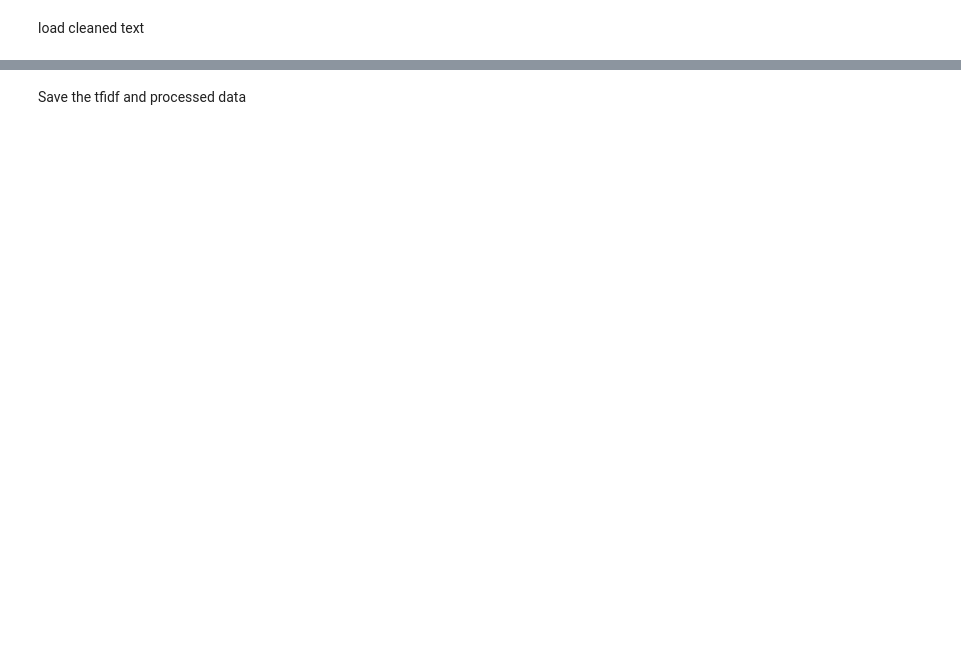
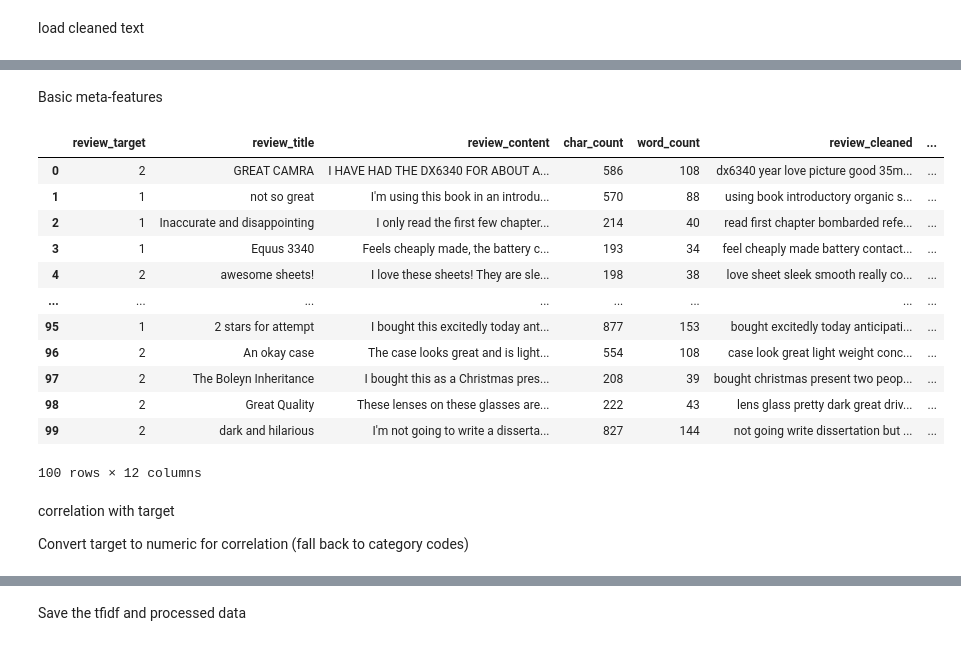
Before and after one commit to elsayedelmandoh/sentiment-sleuth, a Jupyter notebook: notebooks/04_feature_engineering.ipynb, the cells around one changed output, grey strips where cells are left out. Saved outputs shown, nothing was run; the diff lists cells and outputs as text; code cells hidden in the pictures; blank space fills up the shorter version.

```diff
--- a/notebooks/04_feature_engineering.ipynb
+++ b/notebooks/04_feature_engineering.ipynb
@@ -74,0 +137,23 @@ for cls in feat_eng_train['review_target'].cat.categories if hasattr(feat_eng_tr
+# %% [markdown]
+Basic meta-features
+# %%
+feat_eng_train = add_basic_meta_features(feat_eng_train, text_col='review_content')
+feat_eng_train
+# %% [output]
+|  | review_target | review_title | review_content | char_count | word_count | review_cleaned | ... |
+| 0 | 2 | GREAT CAMRA | I HAVE HAD THE DX6340 FOR ABOUT A... | 586 | 108 | dx6340 year love picture good 35m... | ... |
+| 1 | 1 | not so great | I'm using this book in an introdu... | 570 | 88 | using book introductory organic s... | ... |
+| 2 | 1 | Inaccurate and disappointing | I only read the first few chapter... | 214 | 40 | read first chapter bombarded refe... | ... |
+| 3 | 1 | Equus 3340 | Feels cheaply made, the battery c... | 193 | 34 | feel cheaply made battery contact... | ... |
+| 4 | 2 | awesome sheets! | I love these sheets! They are sle... | 198 | 38 | love sheet sleek smooth really co... | ... |
+| ... | ... | ... | ... | ... | ... | ... | ... |
+| 95 | 1 | 2 stars for attempt | I bought this excitedly today ant... | 877 | 153 | bought excitedly today anticipati... | ... |
+| 96 | 2 | An okay case | The case looks great and is light... | 554 | 108 | case look great light weight conc... | ... |
+| 97 | 2 | The Boleyn Inheritance | I bought this as a Christmas pres... | 208 | 39 | bought christmas present two peop... | ... |
+| 98 | 2 | Great Quality | These lenses on these glasses are... | 222 | 43 | lens glass pretty dark great driv... | ... |
+| 99 | 2 | dark and hilarious | I'm not going to write a disserta... | 827 | 144 | not going write dissertation but ... | ... |
+100 rows × 12 columns
+# %% [markdown]
+correlation with target
+
+Convert target to numeric for correlation (fall back to category codes)
```
Also changed, not shown: parts of 19 cells of this notebook, 4 other files.
